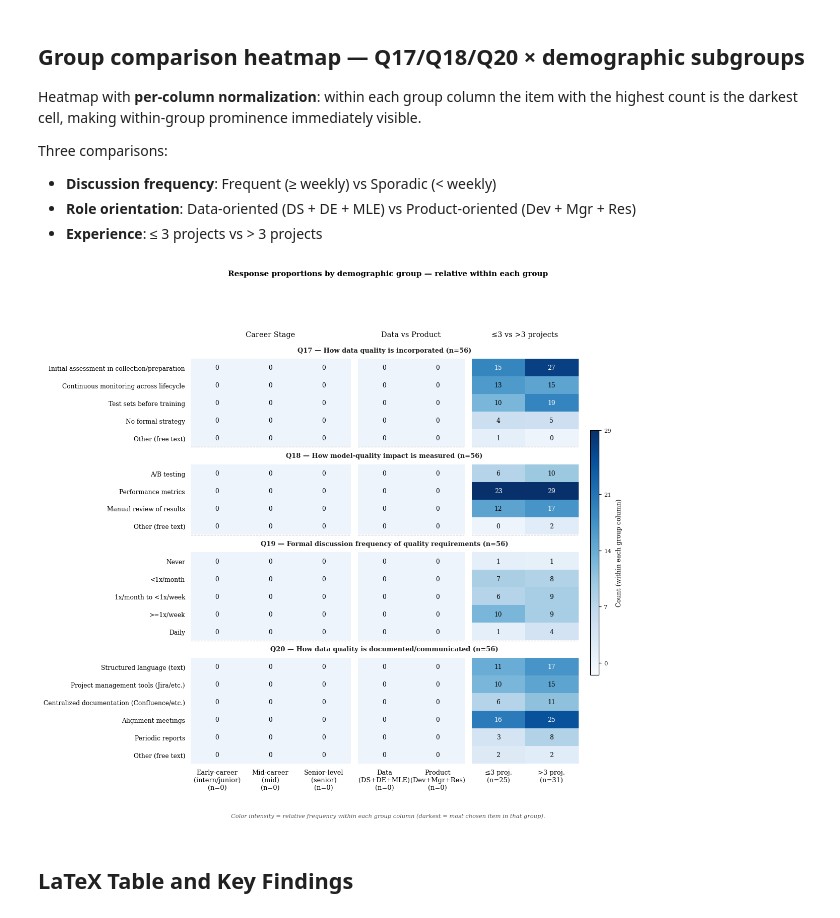
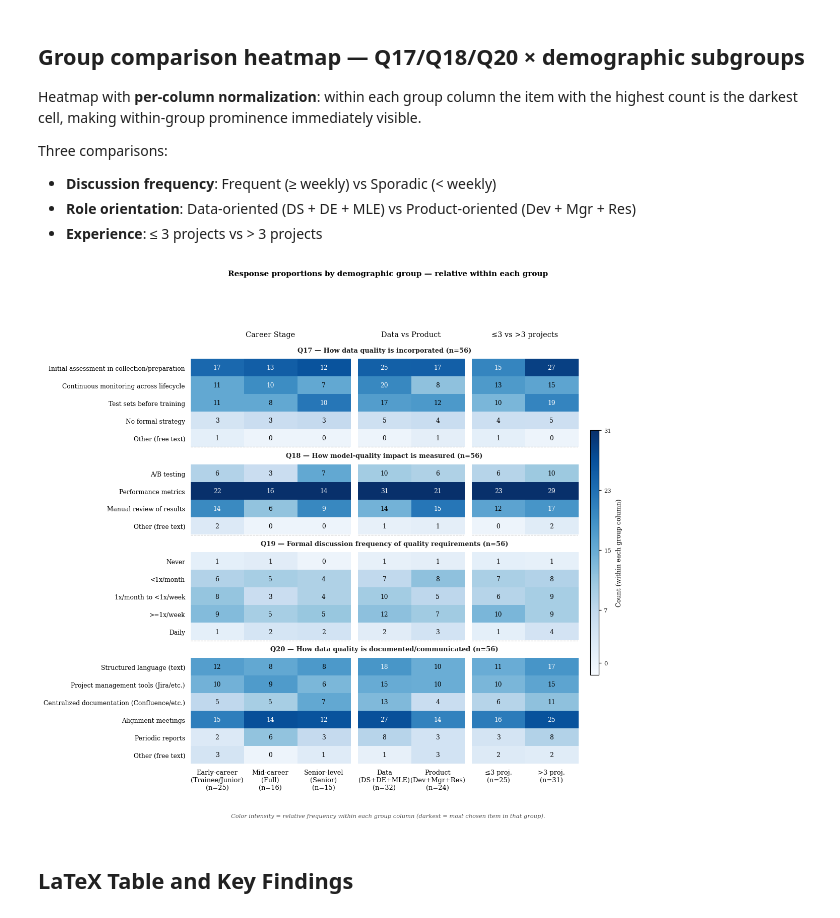
Before and after one commit to reset-ufc/data-quality-requirements-ml-systems, a Jupyter notebook: notebooks/RQ2.ipynb, the cells around one changed output. Drawn from its saved outputs; the diff is of its cells as text; code cells hidden in the pictures.

```diff
--- a/notebooks/RQ2.ipynb
+++ b/notebooks/RQ2.ipynb
@@ -485,13 +485,13 @@ def group_comparison_heatmap(questions_data, comparisons, fig_title=None):
 # ── Chamada ───────────────────────────────────────────────────────────────────
 comparisons_heatmap = [
     ("Career Stage", [
-        ("Early-career\n(intern/junior)", df["seniority_norm"].isin(["intern", "junior"])),
-        ("Mid-career\n(mid)",             df["seniority_norm"] == "mid"),
-        ("Senior-level\n(senior)",        df["seniority_norm"] == "senior"),
+        ("Early-career\n(Trainee/Junior)", df["seniority_norm"].isin(["Trainee", "Junior (up to 5 years)"])),
+        ("Mid-career\n(Full)",             df["seniority_norm"] == "Full (6 to 9 years)"),
+        ("Senior-level\n(Senior)",         df["seniority_norm"] == "Senior (10+ years)"),
     ]),
     ("Data vs Product", [
-        ("Data\n(DS+DE+MLE)",    df["role_group"].isin(["data_scientist", "data_engineer", "ml_engineer"])),
-        ("Product\n(Dev+Mgr+Res)", df["role_group"].isin(["developer", "manager", "researcher"])),
+        ("Data\n(DS+DE+MLE)",      df["role_group"].isin(["Data Scientist", "Data Engineer", "ML Engineer"])),
+        ("Product\n(Dev+Mgr+Res)", df["role_group"].isin(["Developer", "Data and AI Manager", "Researcher", "DevOps Engineer", "Tech manager", "Product owner", "Other"])),
     ]),
     ("≤3 vs >3 projects", [
         ("≤3 proj.", df["n_projects"] <= 3),
@@ -502,34 +502,34 @@ q19_bin = pd.DataFrame({
     "q19_never": df["discussion_freq"] == 1,
     "q19_rarely": df["discussion_freq"] == 2,
     "q19_sometimes": df["discussion_freq"] == 3,
     "q19_often": df["discussion_freq"] == 4,
     "q19_always": df["discussion_freq"] == 5,
 })
 n_q19 = df["discussion_freq"].notna().sum()
 Q19_LABELS = {
     "q19_never": "Never",
     "q19_rarely": "<1x/month",
     "q19_sometimes": "1x/month to <1x/week",
     "q19_often": ">=1x/week",
     "q19_always": "Daily"
 }
 
 questions_heatmap = [
     (f"Q17 — How data quality is incorporated (n={n_q17})",  q17_bin, Q17_LABELS, df["incorporation_open"]),
     (f"Q18 — How model-quality impact is measured (n={n_q18})",   q18_bin, Q18_LABELS, df["measurement_open"]),
     (f"Q19 — Formal discussion frequency of quality requirements (n={n_q19})", q19_bin, Q19_LABELS, df["discussion_freq"]),
     (f"Q20 — How data quality is documented/communicated (n={n_q20})", q20_bin, Q20_LABELS, df["documentation_open"]),
 ]
 
 fig_hm = group_comparison_heatmap(
     questions_heatmap,
     comparisons_heatmap,
     fig_title="Response proportions by demographic group — relative within each group",
 )
 U.save_fig(fig_hm, "mc_group_heatmap")
 plt.show()
 # %% [output]
-[figure, old version]
+[figure, new version]
 # %% [markdown]
 ## LaTeX Table and Key Findings
 # %%
```
